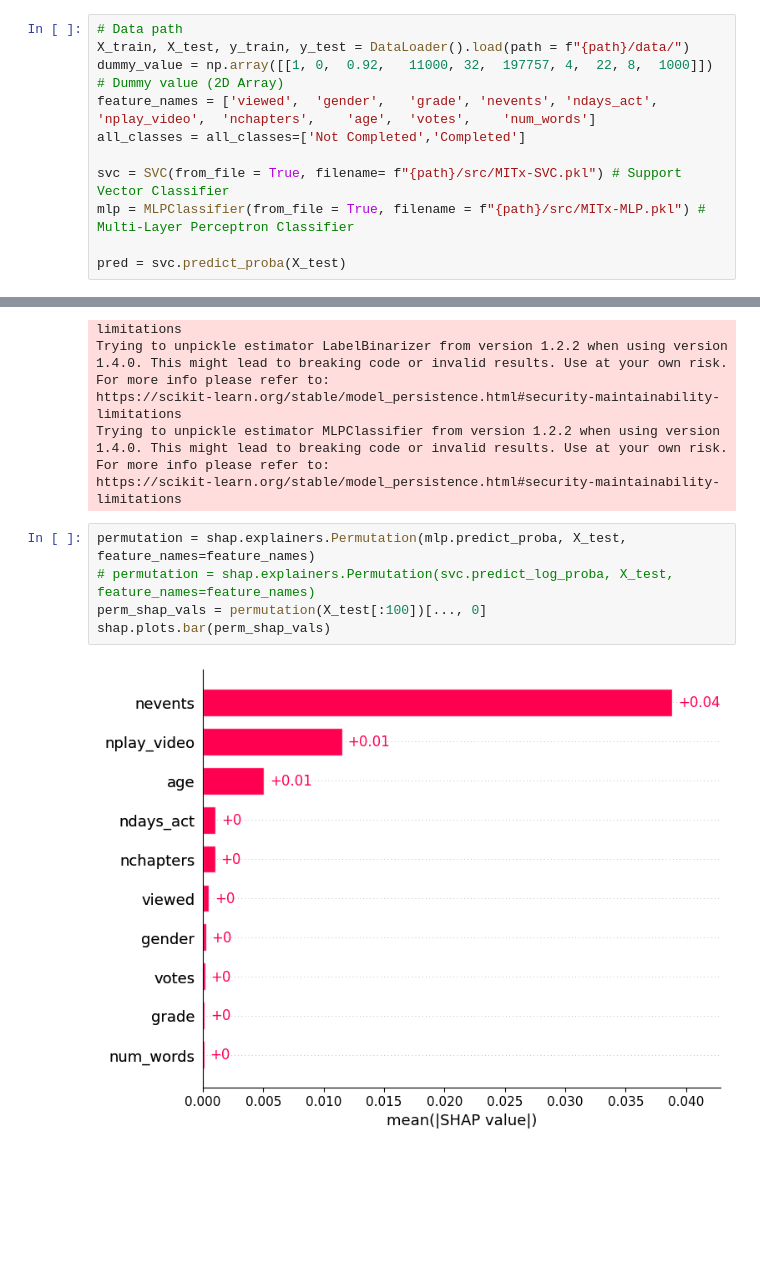
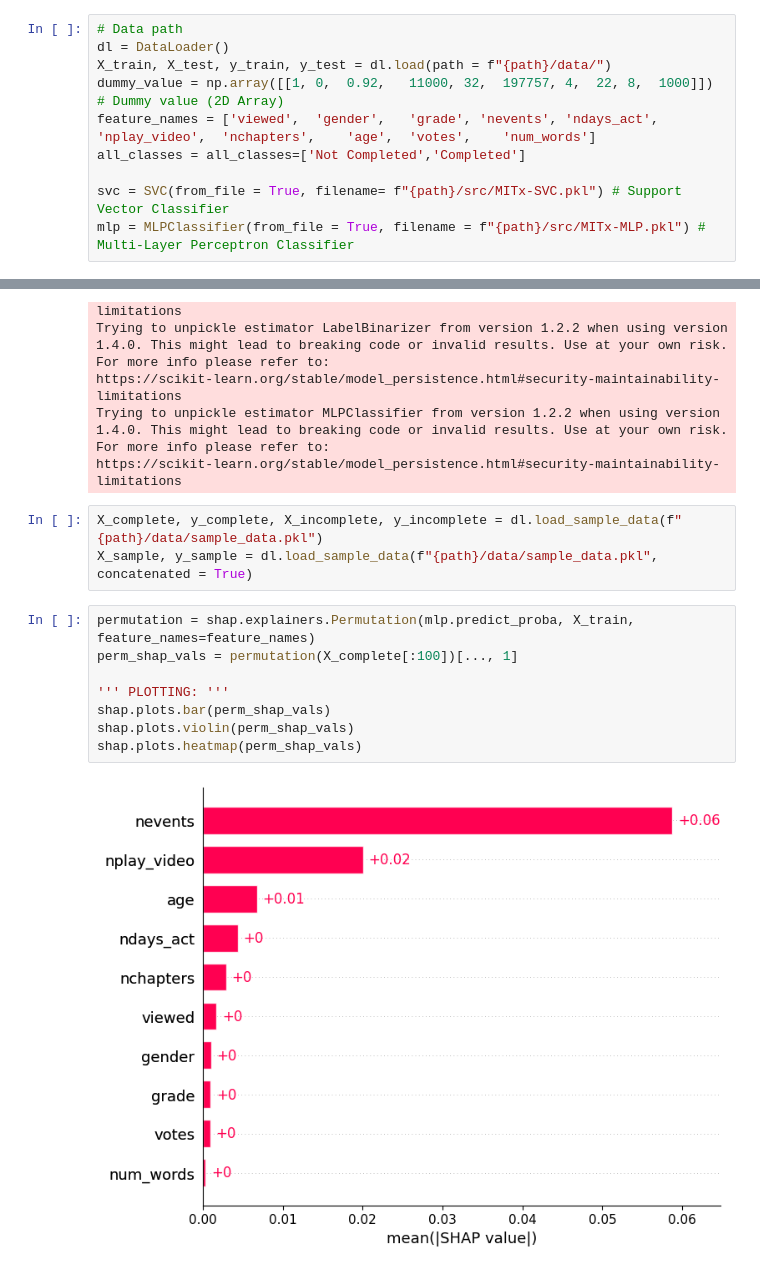
Before and after one commit to cosmcbun/Explainable-Ai-Comps-2024, a Jupyter notebook: MOOC/Shapley.ipynb, the cells around one changed output, grey strips where cells are left out. Drawn from its saved outputs; the diff is of its cells as text; blank space fills up the shorter version.

Commit message:
MOOC Sample Data pickled and ready to load!

```diff
--- a/MOOC/Shapley.ipynb
+++ b/MOOC/Shapley.ipynb
@@ -12,15 +22,14 @@ from data_loader import DataLoader, plot_confusion_matrix
 IProgress not found. Please update jupyter and ipywidgets. See https://ipywidgets.readthedocs.io/en/stable/user_install.html
 # %%
 # Data path
-X_train, X_test, y_train, y_test = DataLoader().load(path = f"{path}/data/")
+dl = DataLoader()
+X_train, X_test, y_train, y_test = dl.load(path = f"{path}/data/")
 dummy_value = np.array([[1,	0,	0.92,	11000, 32,	197757,	4,	22,	8,	1000]]) # Dummy value (2D Array)
 feature_names = ['viewed',	'gender',	'grade', 'nevents', 'ndays_act',	'nplay_video',	'nchapters',	'age',	'votes',	'num_words']
 all_classes = all_classes=['Not Completed','Completed']
 
 svc = SVC(from_file = True, filename= f"{path}/src/MITx-SVC.pkl") # Support Vector Classifier
 mlp = MLPClassifier(from_file = True, filename = f"{path}/src/MITx-MLP.pkl") # Multi-Layer Perceptron Classifier
-
-pred = svc.predict_proba(X_test)
 # %% [output]
 A value is trying to be set on a copy of a slice from a DataFrame.
 Try using .loc[row_indexer,col_indexer] = value instead
@@ -32,10 +41,16 @@ Trying to unpickle estimator LabelBinarizer from version 1.2.2 when using versio
 https://scikit-learn.org/stable/model_persistence.html#security-maintainability-limitations
 Trying to unpickle estimator MLPClassifier from version 1.2.2 when using version 1.4.0. This might lead to breaking code or invalid results. Use at your own risk. For more info please refer to:
 https://scikit-learn.org/stable/model_persistence.html#security-maintainability-limitations
+# %%
+X_complete, y_complete, X_incomplete, y_incomplete = dl.load_sample_data(f"{path}/data/sample_data.pkl")
+X_sample, y_sample = dl.load_sample_data(f"{path}/data/sample_data.pkl", concatenated = True)
 # %%
-permutation = shap.explainers.Permutation(mlp.predict_proba, X_test, feature_names=feature_names)
-# permutation = shap.explainers.Permutation(svc.predict_log_proba, X_test, feature_names=feature_names)
-perm_shap_vals = permutation(X_test[:100])[..., 0]
+permutation = shap.explainers.Permutation(mlp.predict_proba, X_train, feature_names=feature_names)
+perm_shap_vals = permutation(X_complete[:100])[..., 1]
+
+''' PLOTTING: '''
 shap.plots.bar(perm_shap_vals)
+shap.plots.violin(perm_shap_vals)
+shap.plots.heatmap(perm_shap_vals)
 # %% [output]
-[figure, old version]
+[figure, new version]
```
Also changed, not shown: parts of 3 cells of this notebook, 2 other files.
